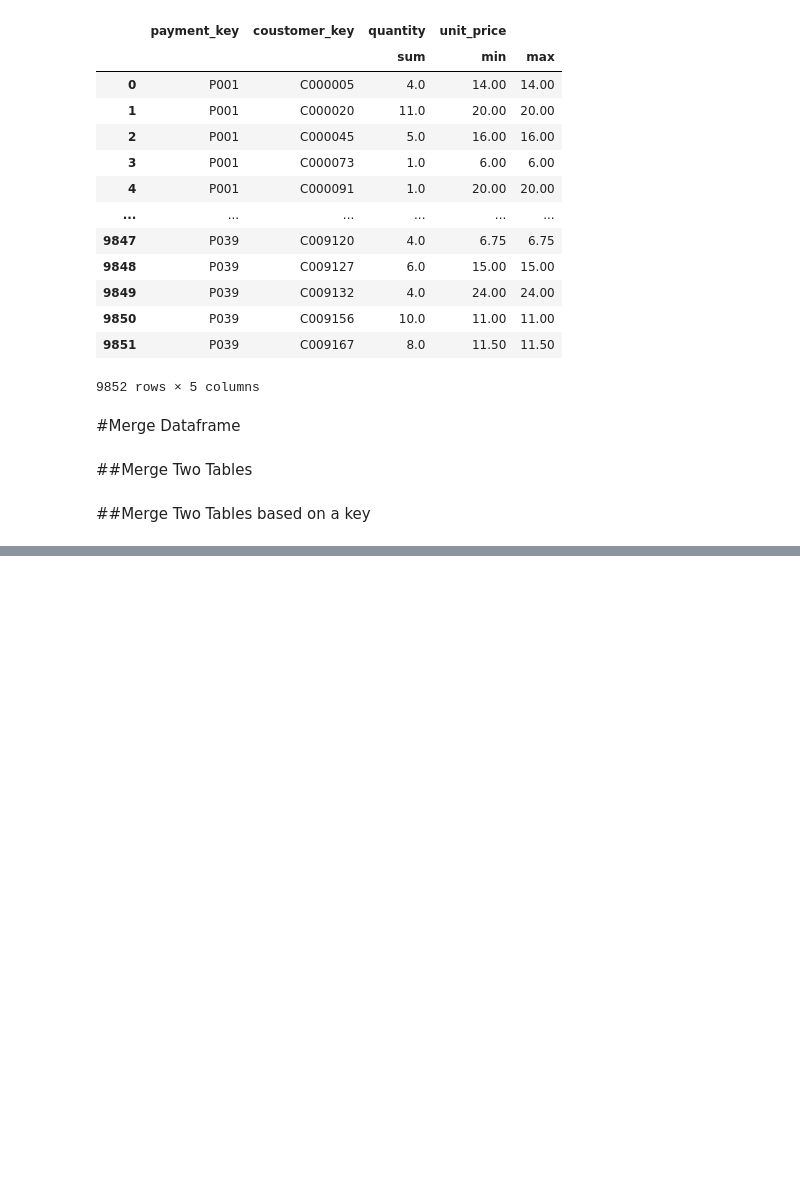
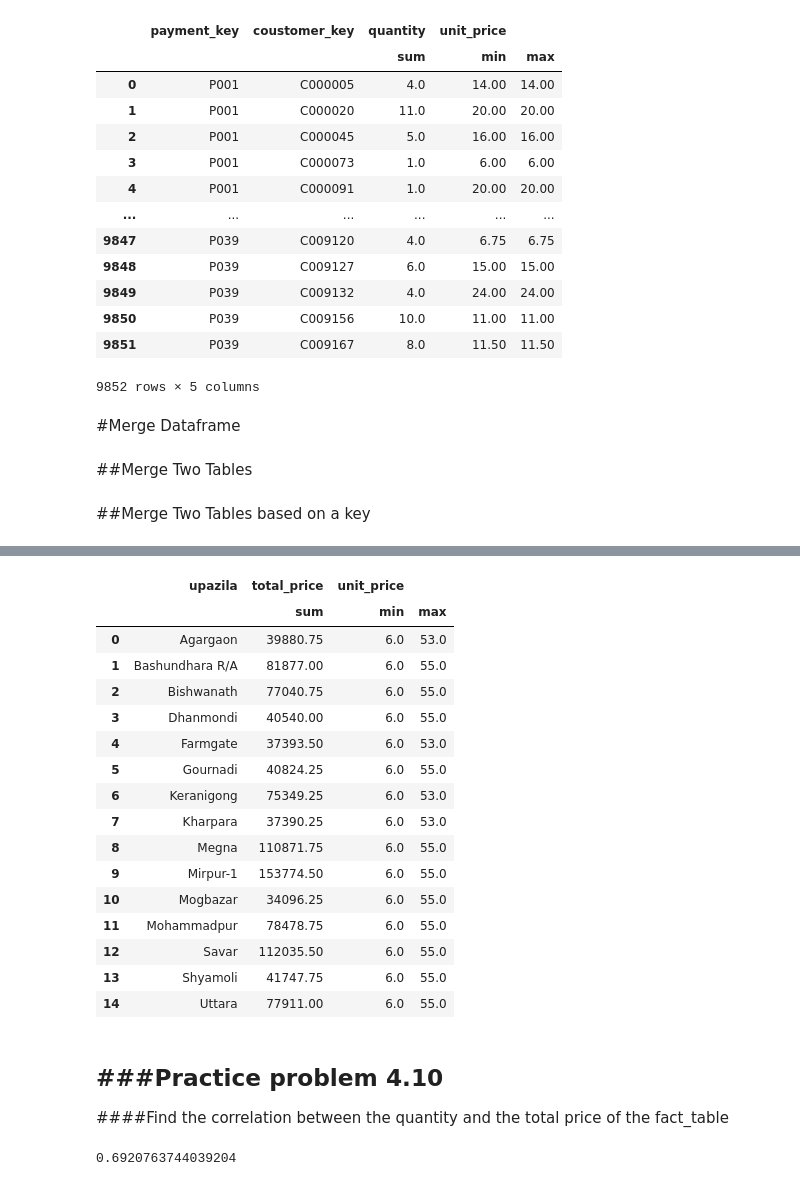
Before and after one commit to zahid-bracu/buet-business-analytics, a Jupyter notebook: Lecture_6_Data_Descriptive_Statistics_GroupBy_Correlation_Study.ipynb, the cells around one changed output, grey strips where cells are left out. Cells and saved outputs as stored; diff of their text form; code cells hidden in the pictures; blank space fills up the shorter version.

```diff
--- a/Lecture_6_Data_Descriptive_Statistics_GroupBy_Correlation_Study.ipynb
+++ b/Lecture_6_Data_Descriptive_Statistics_GroupBy_Correlation_Study.ipynb
@@ -222,0 +246,9 @@ fact_table_store_dim=pd.merge(fact_table,store_dim,on='store_key')
+# %%
+#Loading particular sheet of xlsx data into pandas data frame from the xlsx file located in google drive
+fact_table = pd.read_excel(file_path, sheet_name='Fact_table', engine='openpyxl')
+#Loading particular sheet of xlsx data into pandas data frame from the xlsx file located in google drive
+item_dim = pd.read_excel(file_path, sheet_name='Item_dim', engine='openpyxl')
+customer_dim = pd.read_excel(file_path, sheet_name='Coustomer_dim', engine='openpyxl')
+time_dim= pd.read_excel(file_path, sheet_name='Time_dim', engine='openpyxl')
+store_dim= pd.read_excel(file_path, sheet_name='Store_dim', engine='openpyxl')
+trans_dim= pd.read_excel(file_path, sheet_name='Trans_dim', engine='openpyxl')
@@ -222,0 +378,32 @@ fact_table_store_dim=pd.merge(fact_table,store_dim,on='store_key')
+# %%
+fact_table_customer_dim=pd.merge(fact_table,customer_dim, on='coustomer_key')
+# %%
+df4 = fact_table_customer_dim.groupby(['upazila']).aggregate({'total_price':'sum','unit_price':['min','max']}).reset_index()
+df4
+# %% [output]
+|  | upazila | total_price | unit_price |  |
+|  |  | sum | min | max |
+| 0 | Agargaon | 39880.75 | 6.0 | 53.0 |
+| 1 | Bashundhara R/A | 81877.00 | 6.0 | 55.0 |
+| 2 | Bishwanath | 77040.75 | 6.0 | 55.0 |
+| 3 | Dhanmondi | 40540.00 | 6.0 | 55.0 |
+| 4 | Farmgate | 37393.50 | 6.0 | 53.0 |
+| 5 | Gournadi | 40824.25 | 6.0 | 55.0 |
+| 6 | Keranigong | 75349.25 | 6.0 | 53.0 |
+| 7 | Kharpara | 37390.25 | 6.0 | 53.0 |
+| 8 | Megna | 110871.75 | 6.0 | 55.0 |
+| 9 | Mirpur-1 | 153774.50 | 6.0 | 55.0 |
+| 10 | Mogbazar | 34096.25 | 6.0 | 55.0 |
+| 11 | Mohammadpur | 78478.75 | 6.0 | 55.0 |
+| 12 | Savar | 112035.50 | 6.0 | 55.0 |
+| 13 | Shyamoli | 41747.75 | 6.0 | 55.0 |
+| 14 | Uttara | 77911.00 | 6.0 | 55.0 |
+# %% [markdown]
+###Practice problem 4.10
+-------------------------------------------------------------------------------
+####Find the correlation between the quantity and the total price of the fact_table
+# %%
+correlation = fact_table['quantity'].corr(fact_table['total_price'])
+correlation
+# %% [output]
+0.6920763744039204
```
Also changed, not shown: parts of 25 cells of this notebook.
